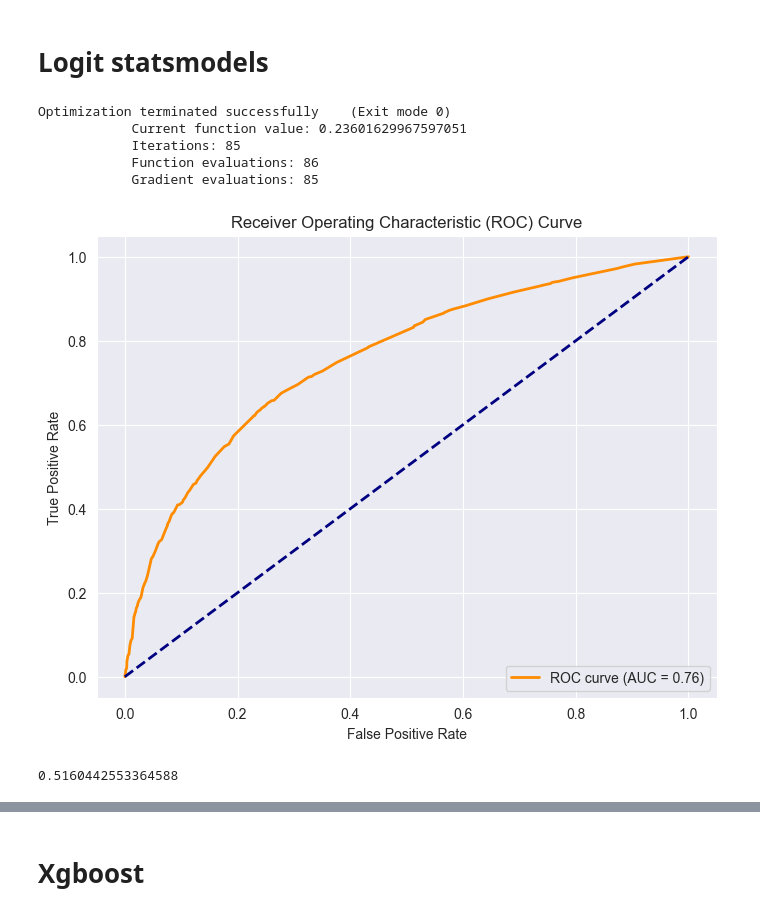
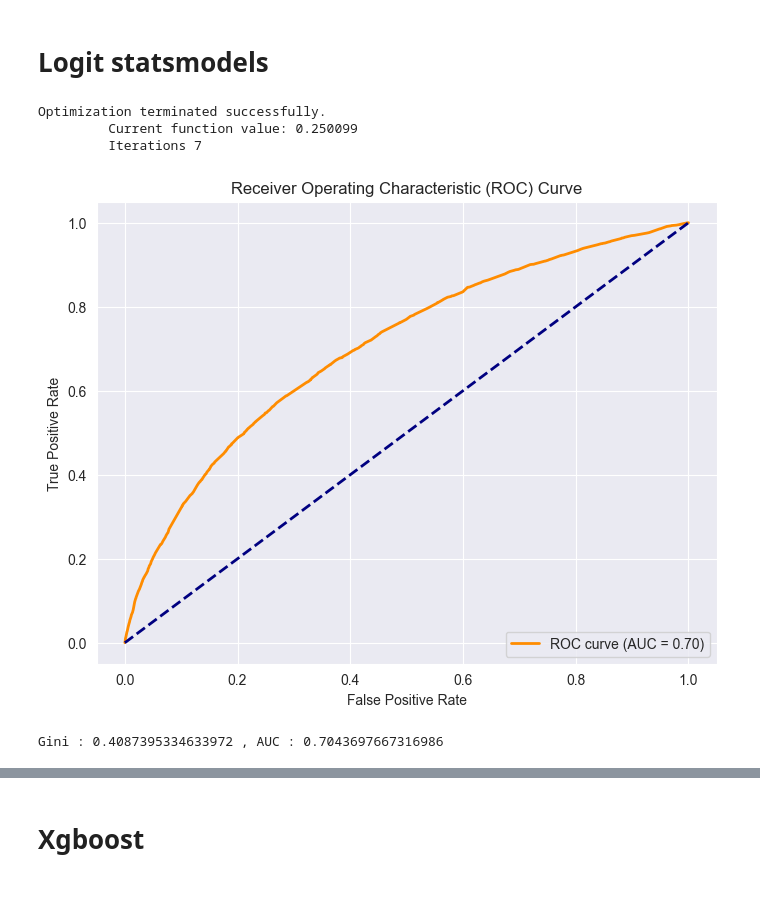
Before and after one commit to SamuelBaheux/Challenge_Nexialog, a Jupyter notebook: Selection de variables.ipynb, the cells around one changed output, grey strips where cells are left out. Drawn from its saved outputs; the diff is of its cells as text; code cells hidden in the pictures.

Commit message:
modele_v3

```diff
--- a/Selection de variables.ipynb
+++ b/Selection de variables.ipynb
@@ -43,0 +50,10 @@ train_prepared = train_prepared.merge(df_met[['AMT_CREDIT_SUM_DEBT_disc','AMT_CR
+# %%
+df_met_group['Nombre_credit_actif'] = df_met_group['Nombre_credit_actif'].apply(lambda x : 'Beaucoup de credit actif' if x > 3 else 'Pas de credit actif' if pd.isna(x) else 'Peu de credits actifs')
+# %%
+train_prepared = train_prepared.merge(df_met_group[['AMT_CREDIT_SUM_DEBT','AMT_CREDIT_SUM','DAYS_CREDIT','Nombre_credit_actif','SK_ID_CURR']], on = 'SK_ID_CURR', how = 'left')
+# %%
+train_prepared['Nombre_credit_actif'] = train_prepared['Nombre_credit_actif'].apply(lambda x : 'Pas de credit actif' if pd.isna(x) else x)
+# %%
+for col in ['AMT_CREDIT_SUM_DEBT','AMT_CREDIT_SUM','DAYS_CREDIT']:
+    median = train_prepared[col].median()
+    train_prepared[col] = train_prepared[col].fillna(0)
@@ -103,10 +231,10 @@ print("Variables sélectionnées :", var_finales)
 # Logit statsmodels
 # %%
 import matplotlib.pyplot as plt
-from sklearn.metrics import roc_curve, auc, confusion_matrix
+from sklearn.metrics import roc_curve, auc
 from statsmodels.discrete.discrete_model import Logit
 
-features = ['AMT_CREDIT_SUM_DEBT_disc', 'AMT_CREDIT_SUM_disc', 'EXT_SOURCE_2_disc_int',  'EXT_SOURCE_1_disc_int', 'EXT_SOURCE_3_disc_int','NAME_INCOME_TYPE_discret']
+features = ['AMT_CREDIT_SUM_DEBT_disc', 'AMT_CREDIT_SUM_disc', 'EXT_SOURCE_2_disc_int', 'EXT_SOURCE_1_disc_int', 'EXT_SOURCE_3_disc_int','NAME_INCOME_TYPE_discret','REGION_POPULATION_RELATIVE_disc_int','DAYS_CREDIT_disc','Nombre_credit_actif']
 
 replacement_dict = {1: 'un', 0: 'zero', 2: 'deux', 3: 'trois'}
 
@@ -121,42 +249,40 @@ for var in features:
 df_train["TARGET"] = df_train["TARGET"].astype("int")
 
 
 reference_categories = {var: df_train[var].mode()[0] for var in features}
 formula_parts = []
 for var in features:
     if var in reference_categories:
         ref_category = reference_categories[var]
         formula_parts.append(f'C({var}, Treatment(reference="{ref_category}"))')
 
 formula = 'TARGET ~ ' + ' + '.join(formula_parts)
 
 model = Logit.from_formula(formula=formula, data=df_train)
-logit_model = model.fit_regularized(alpha=0.002716051611444723)
+logit_model = model.fit()
 
 # Prédiction
 pred = logit_model.predict(df_validation)
 fpr, tpr, thresholds = roc_curve(df_validation["TARGET"],pred)
 roc_auc = auc(fpr, tpr)
 
 plt.figure(figsize=(8, 6))
 plt.plot(fpr, tpr, color='darkorange', lw=2, label='ROC curve (AUC = {:.2f})'.format(roc_auc))
 plt.plot([0, 1], [0, 1], color='navy', lw=2, linestyle='--')
 plt.xlabel('False Positive Rate')
 plt.ylabel('True Positive Rate')
 plt.title('Receiver Operating Characteristic (ROC) Curve')
 plt.legend(loc='lower right')
 plt.show()
 roc_auc = auc(fpr, tpr)
 gini_coefficient = 2 * roc_auc - 1
-gini_coefficient
+print(f'Gini : {gini_coefficient} , AUC : {roc_auc}')
 # %% [output]
-Optimization terminated successfully    (Exit mode 0)
-            Current function value: 0.23601629967597051
-            Iterations: 85
-            Function evaluations: 86
-            Gradient evaluations: 85
+Optimization terminated successfully.
+         Current function value: 0.250099
+         Iterations 7
-[figure, old version]
+[figure, new version]
-0.5160442553364588
+Gini : 0.4087395334633972 , AUC : 0.7043697667316986
 # %%
 logit_model.summary2().tables[1]
 # %% [output]
```
Also changed, not shown: parts of 20 cells of this notebook, 3 other files.
